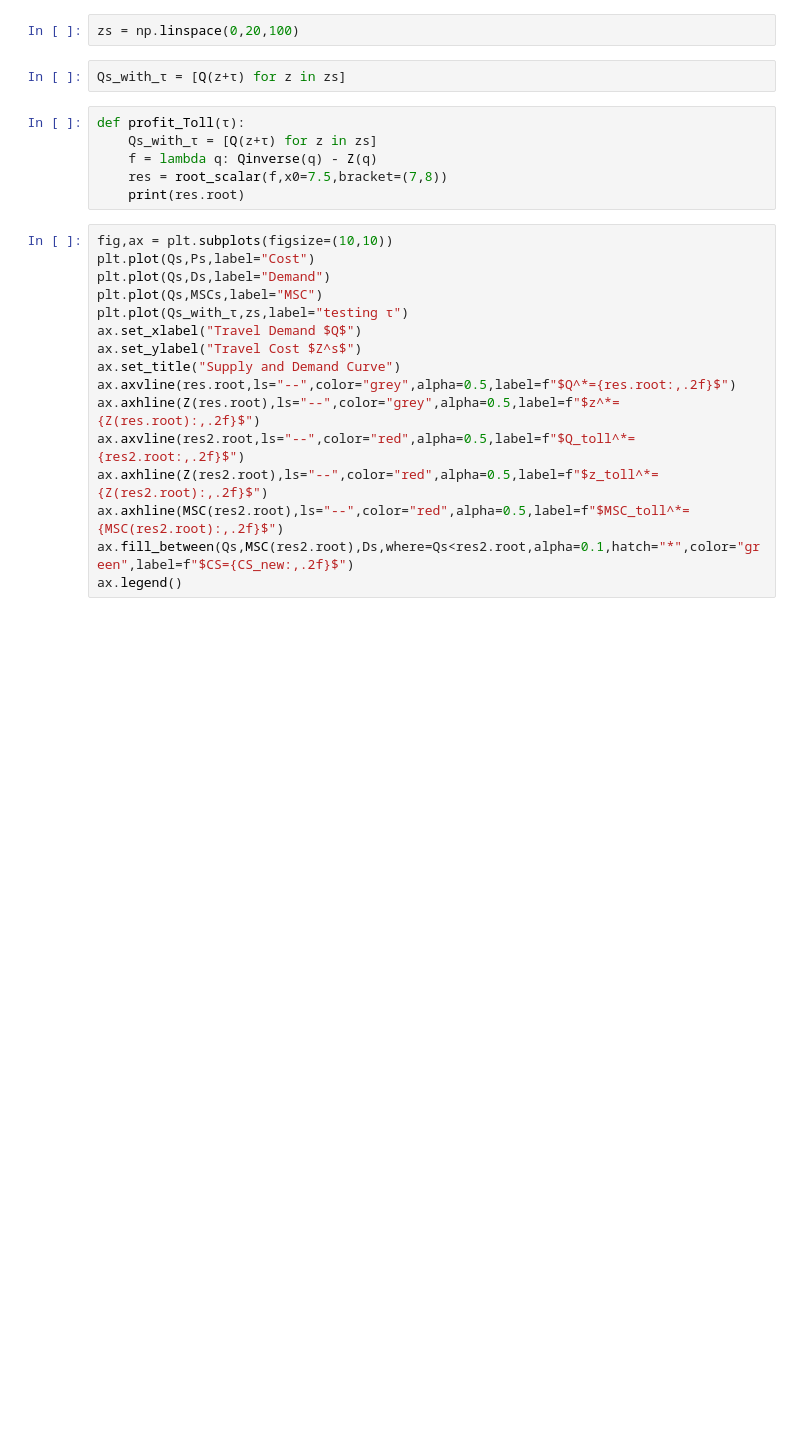
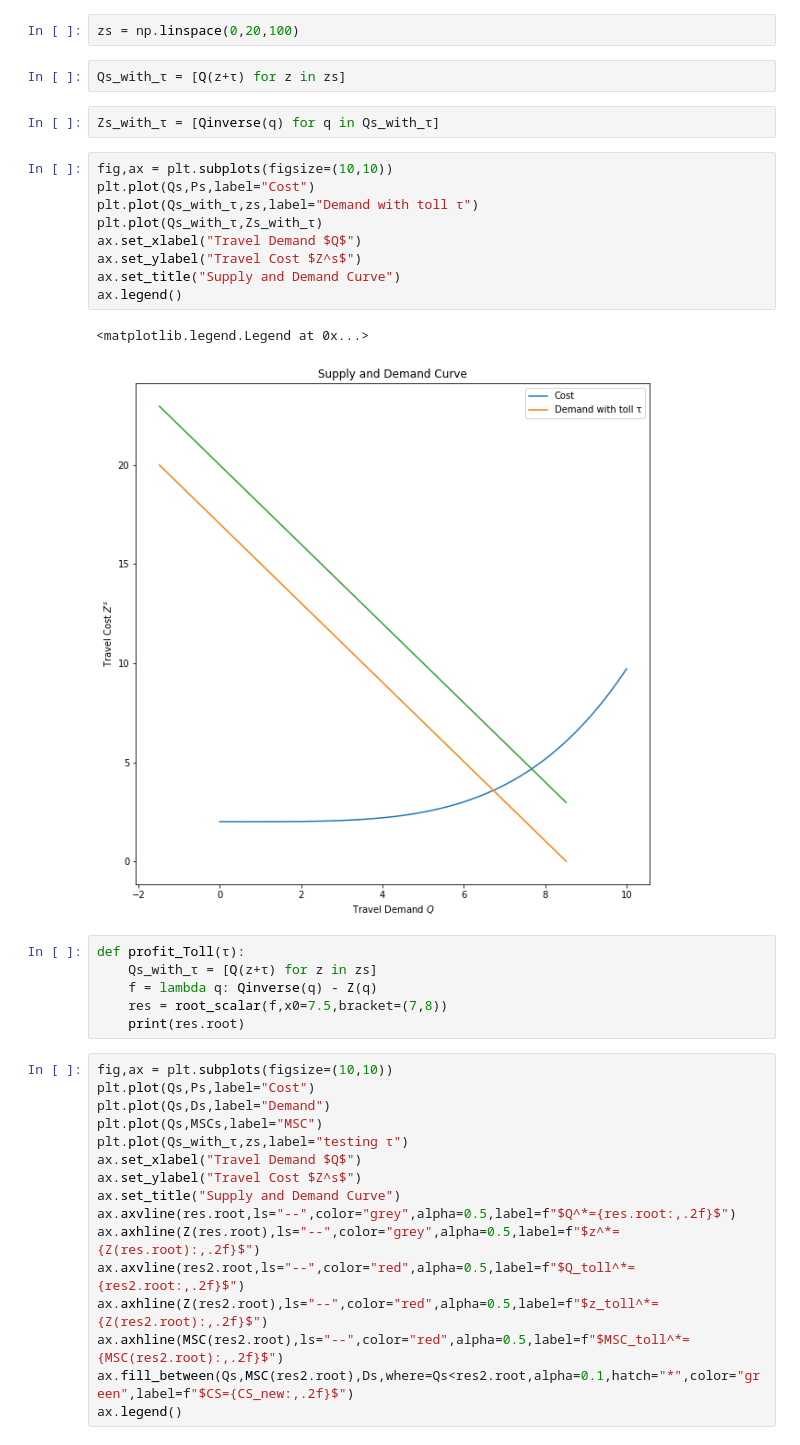
Before and after one commit to noahgarfinkle/Spring2020, a Jupyter notebook: CEE 498 Transportation Economics/Assignments/Assignment 4_Garfinkle.ipynb, the cells around one changed output. Drawn from its saved outputs; the diff is of its cells as text; blank space fills up the shorter version.

```diff
--- a/CEE 498 Transportation Economics/Assignments/Assignment 4_Garfinkle.ipynb
+++ b/CEE 498 Transportation Economics/Assignments/Assignment 4_Garfinkle.ipynb
@@ -179,6 +179,20 @@ Recall that the revenue of a toll $\tau$ is simply the demand at the new price m
 zs = np.linspace(0,20,100)
 # %%
 Qs_with_τ = [Q(z+τ) for z in zs]
+# %%
+Zs_with_τ = [Qinverse(q) for q in Qs_with_τ]
+# %%
+fig,ax = plt.subplots(figsize=(10,10))
+plt.plot(Qs,Ps,label="Cost")
+plt.plot(Qs_with_τ,zs,label="Demand with toll τ")
+plt.plot(Qs_with_τ,Zs_with_τ)
+ax.set_xlabel("Travel Demand $Q$")
+ax.set_ylabel("Travel Cost $Z^s$")
+ax.set_title("Supply and Demand Curve")
+ax.legend()
+# %% [output]
+<matplotlib.legend.Legend at 0x...>
+[figure, added]
 # %%
 def profit_Toll(τ):
     Qs_with_τ = [Q(z+τ) for z in zs]
```
